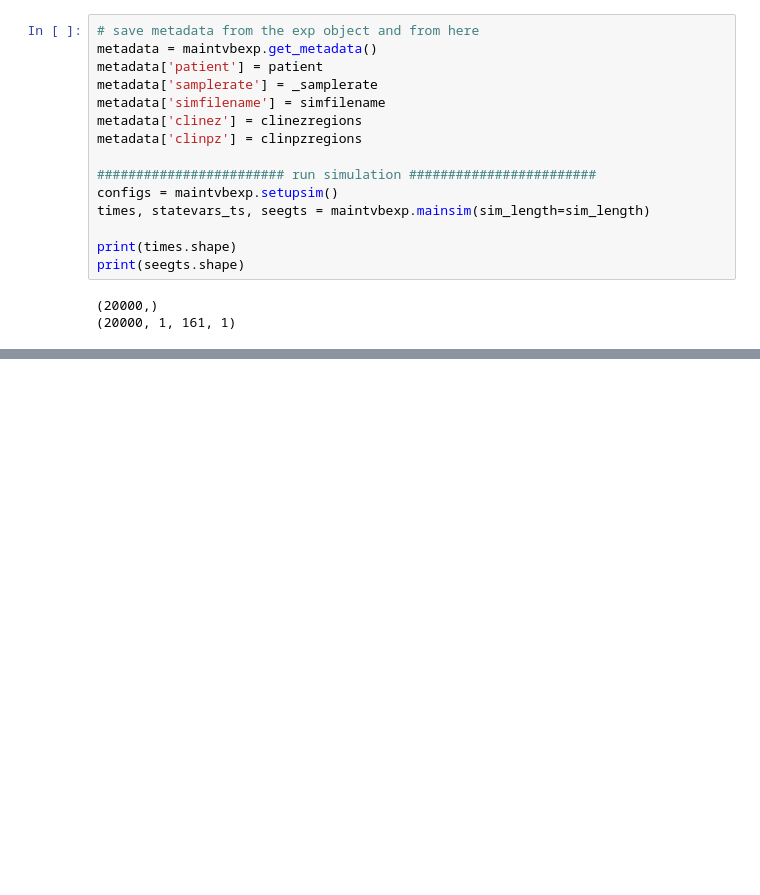
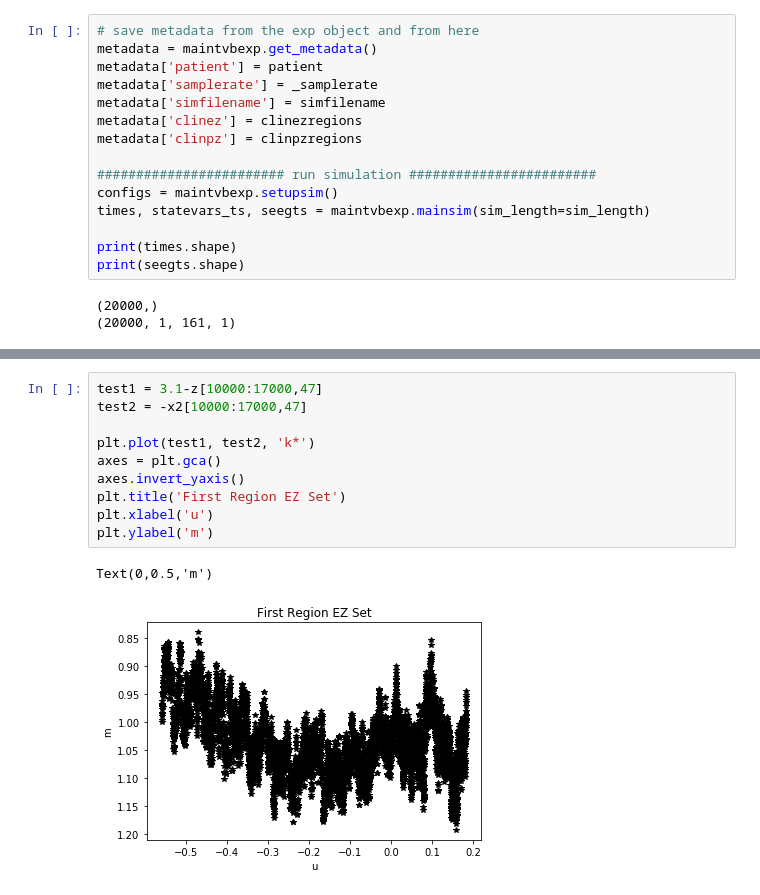
Before and after one commit to adam2392/tng_tvb, a Jupyter notebook: tvbsim/notebooks/0.1-Simulation_For_Showing_FreqAmplitude_Epileptor6D.ipynb, the cells around one changed output, grey strips where cells are left out. Drawn from its saved outputs; the diff is of its cells as text; blank space fills up the shorter version.

```diff
--- a/tvbsim/notebooks/0.1-Simulation_For_Showing_FreqAmplitude_Epileptor6D.ipynb
+++ b/tvbsim/notebooks/0.1-Simulation_For_Showing_FreqAmplitude_Epileptor6D.ipynb
@@ -216,0 +327,13 @@ print(seegts.shape)
+# %%
+test1 = 3.1-z[10000:17000,47]
+test2 = -x2[10000:17000,47]
+
+plt.plot(test1, test2, 'k*')
+axes = plt.gca()
+axes.invert_yaxis()
+plt.title('First Region EZ Set')
+plt.xlabel('u')
+plt.ylabel('m')
+# %% [output]
+Text(0,0.5,'m')
+[figure, added]
```
Also changed, not shown: parts of 9 cells of this notebook, 2 other files.
